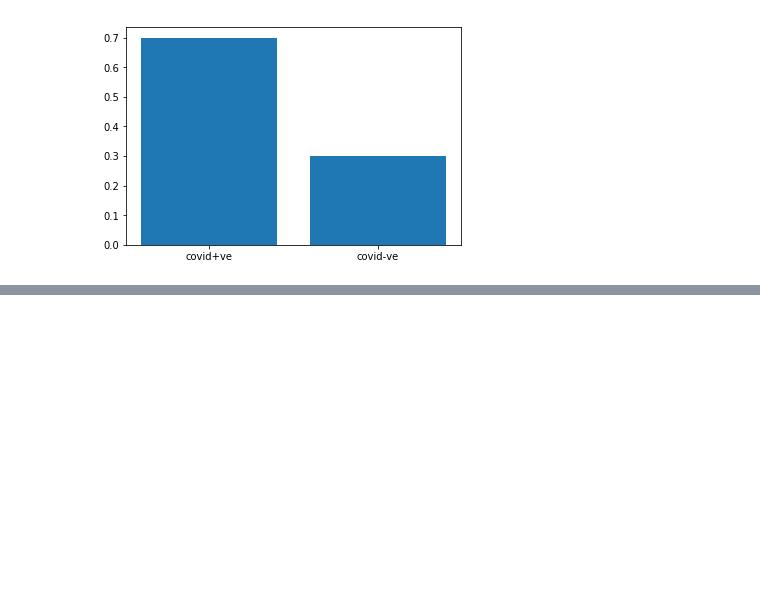
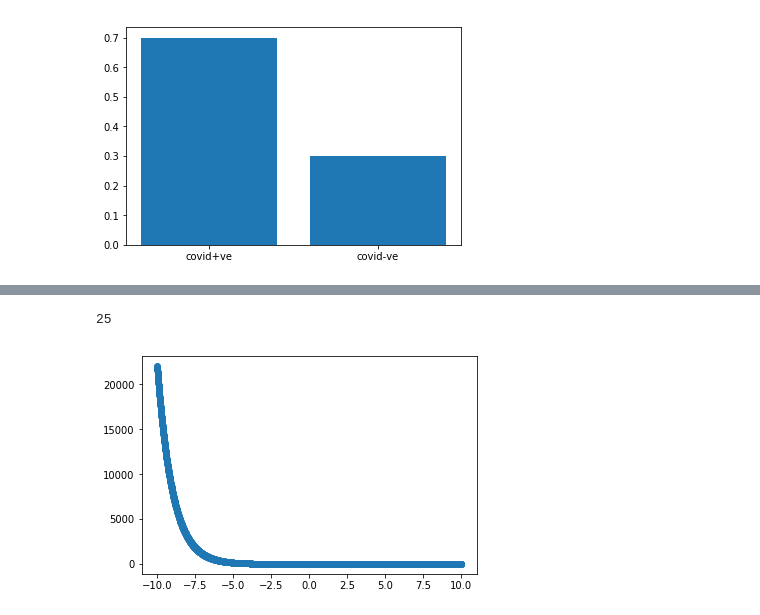
Before and after one commit to imsakshi/Data-Analytics----13-May-2020, a Jupyter notebook: probability and data distributions..ipynb, the cells around one changed output, grey strips where cells are left out. Cells and saved outputs as stored; diff of their text form; code cells hidden in the pictures; blank space fills up the shorter version.

```diff
--- a/probability and data distributions..ipynb
+++ b/probability and data distributions..ipynb
@@ -108,0 +221,4 @@ sample dta --- "part" of data , sample mean xbar, sample variance = s(square)
+# %%
+np.power(5,2)
+# %% [output]
+25
@@ -108,0 +234,7 @@ sample dta --- "part" of data , sample mean xbar, sample variance = s(square)
+# %%
+x = np.arange(-10,10,0.01)
+pmf = np.exp(-x)
+plt.scatter(x,pmf)
+plt.show()
+# %% [output]
+[figure, added]
```
Also changed, not shown: parts of 23 cells of this notebook, 2 other files.
